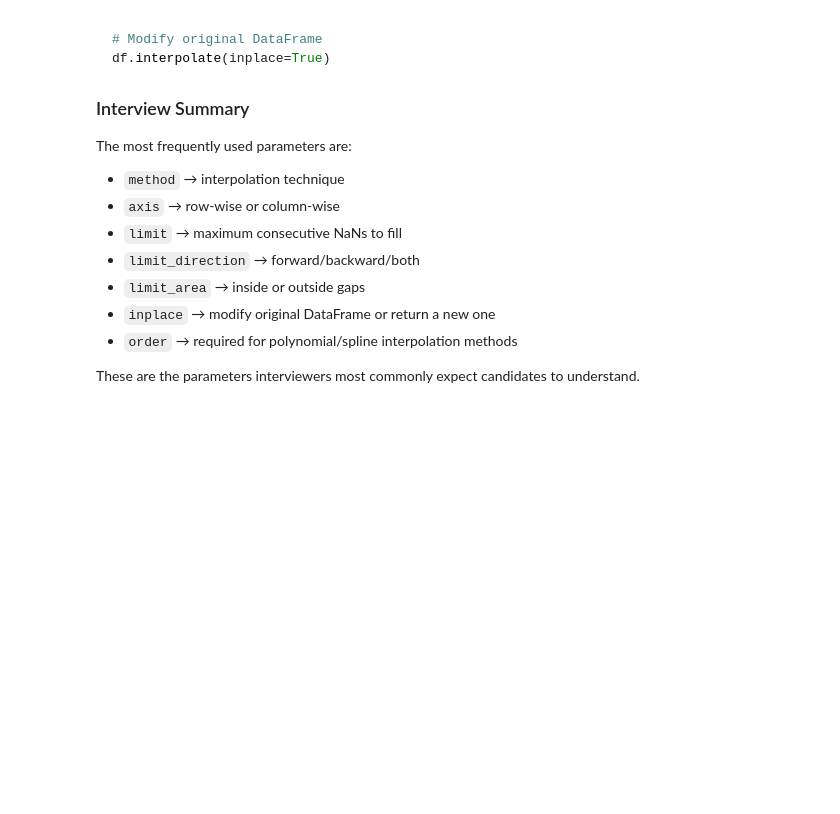
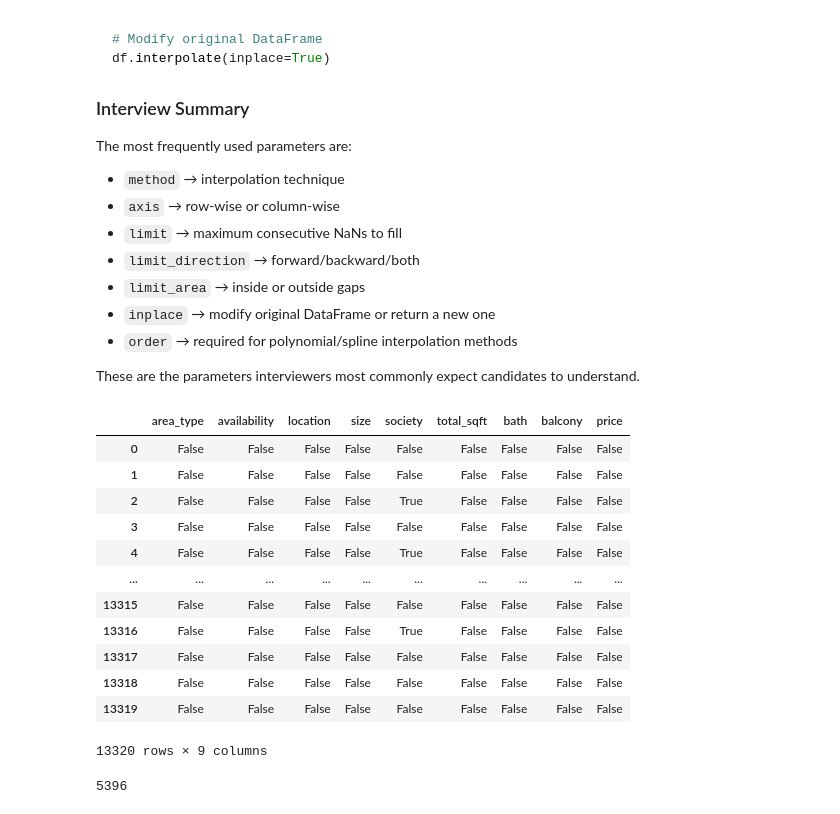
Before and after one commit to kanchanasubramani/Pandas-Matplotlib-Seaborn, a Jupyter notebook: Handling null values.ipynb, the cells around one changed output. Cells and saved outputs as stored; diff of their text form; code cells hidden in the pictures; blank space fills up the shorter version.

```diff
--- a/Handling null values.ipynb
+++ b/Handling null values.ipynb
@@ -823,3 +823,27 @@ The most frequently used parameters are:
 * `order` → required for polynomial/spline interpolation methods
 
 These are the parameters interviewers most commonly expect candidates to understand.
+# %%
+df.isnull()
+# returns bool value
+# %% [output]
+|  | area_type | availability | location | size | society | total_sqft | bath | balcony | price |
+| 0 | False | False | False | False | False | False | False | False | False |
+| 1 | False | False | False | False | False | False | False | False | False |
+| 2 | False | False | False | False | True | False | False | False | False |
+| 3 | False | False | False | False | False | False | False | False | False |
+| 4 | False | False | False | False | True | False | False | False | False |
+| ... | ... | ... | ... | ... | ... | ... | ... | ... | ... |
+| 13315 | False | False | False | False | False | False | False | False | False |
+| 13316 | False | False | False | False | True | False | False | False | False |
+| 13317 | False | False | False | False | False | False | False | False | False |
+| 13318 | False | False | False | False | False | False | False | False | False |
+| 13319 | False | False | False | False | False | False | False | False | False |
+13320 rows × 9 columns
+# %%
+sum_nullrows=df.isnull().any(axis=1).sum()
+print(sum_nullrows)
+#axis=1 - referns columns
+# returns the number of rows when any of the column values in that record is null
+# %% [output]
+5396
```
Also changed, not shown: parts of 2 cells of this notebook, 19 other files.
